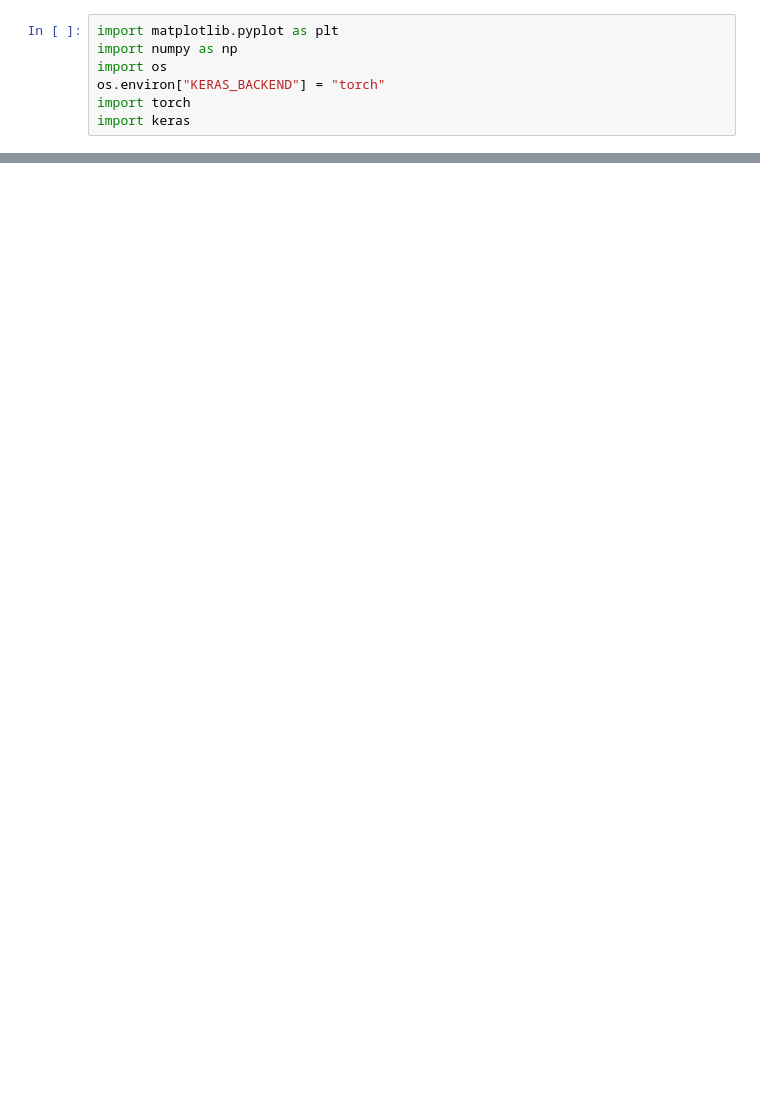
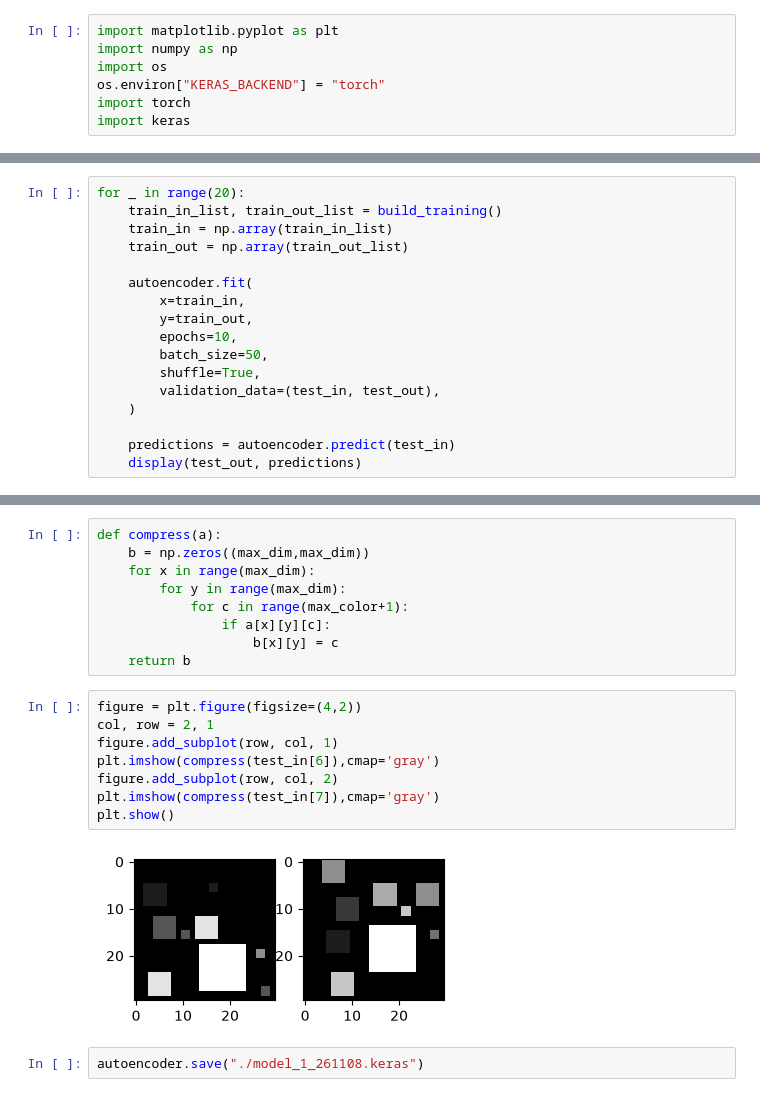
Before and after one commit to BryonHance/arc1_objectness, a Jupyter notebook: src/arc1_objectness/arc1_training_examples.ipynb, the cells around one changed output, grey strips where cells are left out. Cells and saved outputs as stored; diff of their text form; blank space fills up the shorter version.

```diff
--- a/src/arc1_objectness/arc1_training_examples.ipynb
+++ b/src/arc1_objectness/arc1_training_examples.ipynb
@@ -234,0 +272,17 @@ display(test_out, predictions)
+# %%
+for _ in range(20):
+    train_in_list, train_out_list = build_training()
+    train_in = np.array(train_in_list)
+    train_out = np.array(train_out_list)
+
+    autoencoder.fit(
+        x=train_in,
+        y=train_out,
+        epochs=10,
+        batch_size=50,
+        shuffle=True,
+        validation_data=(test_in, test_out),
+    )
+
+    predictions = autoencoder.predict(test_in)
+    display(test_out, predictions)
@@ -234,0 +399,21 @@ display(test_out, predictions)
+# %%
+def compress(a):
+    b = np.zeros((max_dim,max_dim))
+    for x in range(max_dim):
+        for y in range(max_dim):
+            for c in range(max_color+1):
+                if a[x][y][c]:
+                    b[x][y] = c
+    return b
+# %%
+figure = plt.figure(figsize=(4,2))
+col, row = 2, 1
+figure.add_subplot(row, col, 1)
+plt.imshow(compress(test_in[6]),cmap='gray')
+figure.add_subplot(row, col, 2)
+plt.imshow(compress(test_in[7]),cmap='gray')
+plt.show()
+# %% [output]
+[figure, added]
+# %%
+autoencoder.save("./model_1_261108.keras")
```
Also changed, not shown: parts of 21 cells of this notebook, 2 other files.
